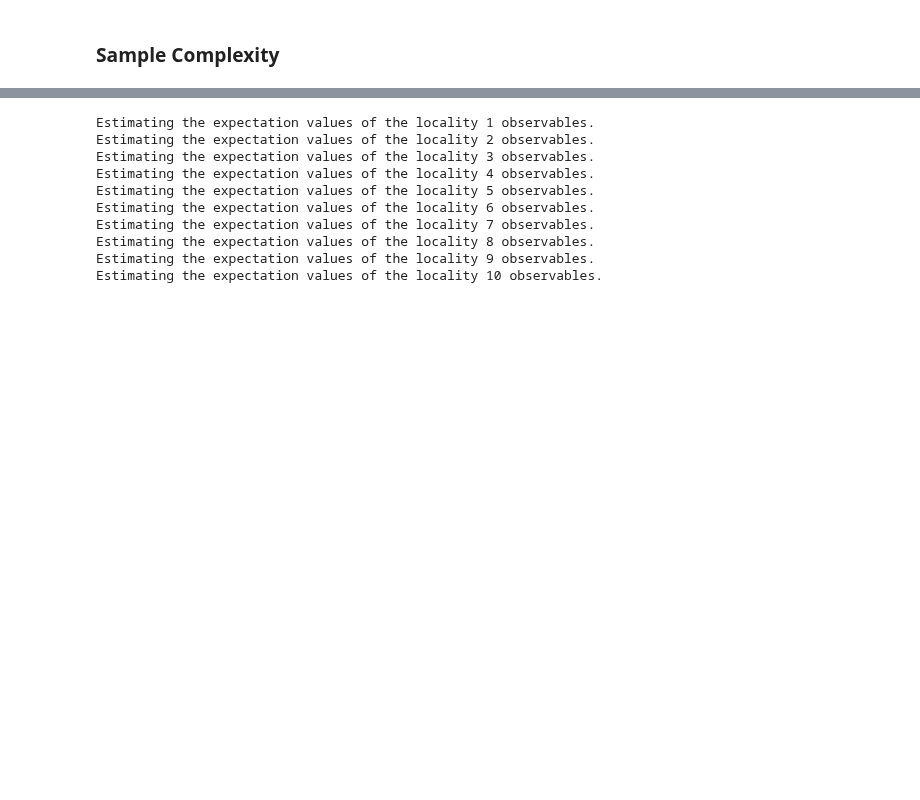
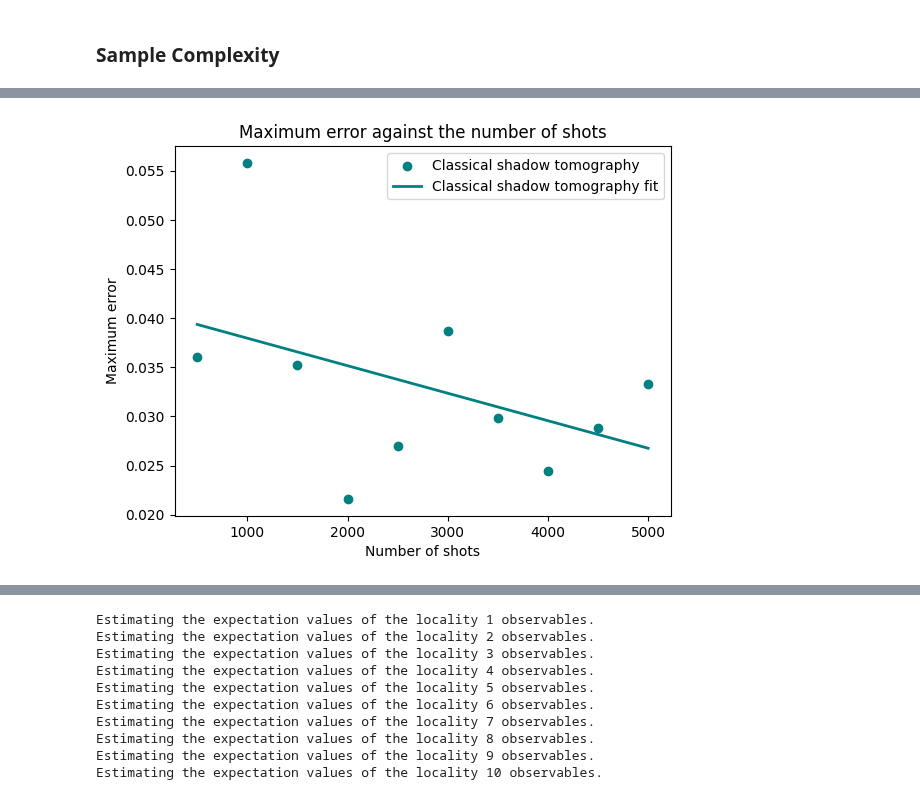
Before and after one commit to ZacharyKokot/Summer-Research-2024, a Jupyter notebook: ShadowTomography.ipynb, the cells around one changed output, grey strips where cells are left out. Saved outputs shown, nothing was run; the diff lists cells and outputs as text; code cells hidden in the pictures; blank space fills up the shorter version.

```diff
--- a/ShadowTomography.ipynb
+++ b/ShadowTomography.ipynb
@@ -499,6 +499,8 @@ def generate_pauli_measurement_schemes(num_qubits, size, file_path = None):
 
     Args:
         num_qubits (int): The number of qubits to generate the measurement schemes for.
+        size (int): The number of measurement schemes to generate.
+        file_path (str): The file path to save the measurement schemes.
 
     Returns:
         str: File path to the file containing the measurement schemes.
@@ -1178,0 +1252,32 @@ In the below numerical examples I intend to demonstrate that these trends appear
+# %%
+# Generate a collection of 500-5000 shadows for the 5-qubit GHZ state.
+shadow_sizes = range(500, 5000+1, 500)
+
+# Generate a set of 10 2-point observables for the 5-qubit GHZ state.
+observables = []
+for i in range(10):
+    observables.append(np.random.choice(n_point_paulis(ghz_5_state_qc.num_qubits, 2)))
+
+# Get the true density matrix of the state.
+true_state = DensityMatrix.from_instruction(ghz_5_state_qc)
+
+# Compute the true expectation values of the observables.
+true_expectations = []
+for observable in observables:
+    observable_matrix = pauli_string_to_matrix(observable)
+    true_expectations.append(np.trace(observable_matrix @ true_state.data))
+
+# Lists to store the maximum error for each number of shots.
+max_shadow_error = []
+
+for size in shadow_sizes:
+    print(f"Estimating the expectation values of the observables using a collection of {size} shadows.")
+
+    # Estimate the two-point Pauli observables using the classical shadow.
+    shadow_expectations = []
+
+    for observable in observables:
+        shadow_expectations.append(estimate_pauli_observable(dataDir + 'ghz_5_state' + str(size) + '.mr', dataDir + 'ghz_5_state' + str(size) + '.ms', observable))
+
+    # Compute the maximum error for the shadow method.
+    max_shadow_error.append(np.max(np.abs(np.array(true_expectations) - np.array(shadow_expectations))))
@@ -1178,0 +1295,13 @@ In the below numerical examples I intend to demonstrate that these trends appear
+# %%
+# Plots
+# Plot the maximum error for each estimation method against the number of shots.
+plt.scatter(shadow_sizes, max_shadow_error, label = "Classical shadow tomography", color = "teal")
+b, a = np.polyfit(shadow_sizes, max_shadow_error, deg = 1)
+plt.plot(shadow_sizes, a + b * shadow_sizes, label = "Classical shadow tomography fit", color = "teal", lw = 2)
+plt.xlabel("Number of shots")
+plt.ylabel("Maximum error")
+plt.title("Maximum error against the number of shots")
+plt.legend()
+plt.show()
+# %% [output]
+[figure, added]
```
Also changed, not shown: parts of 41 cells of this notebook, 31 other files.
